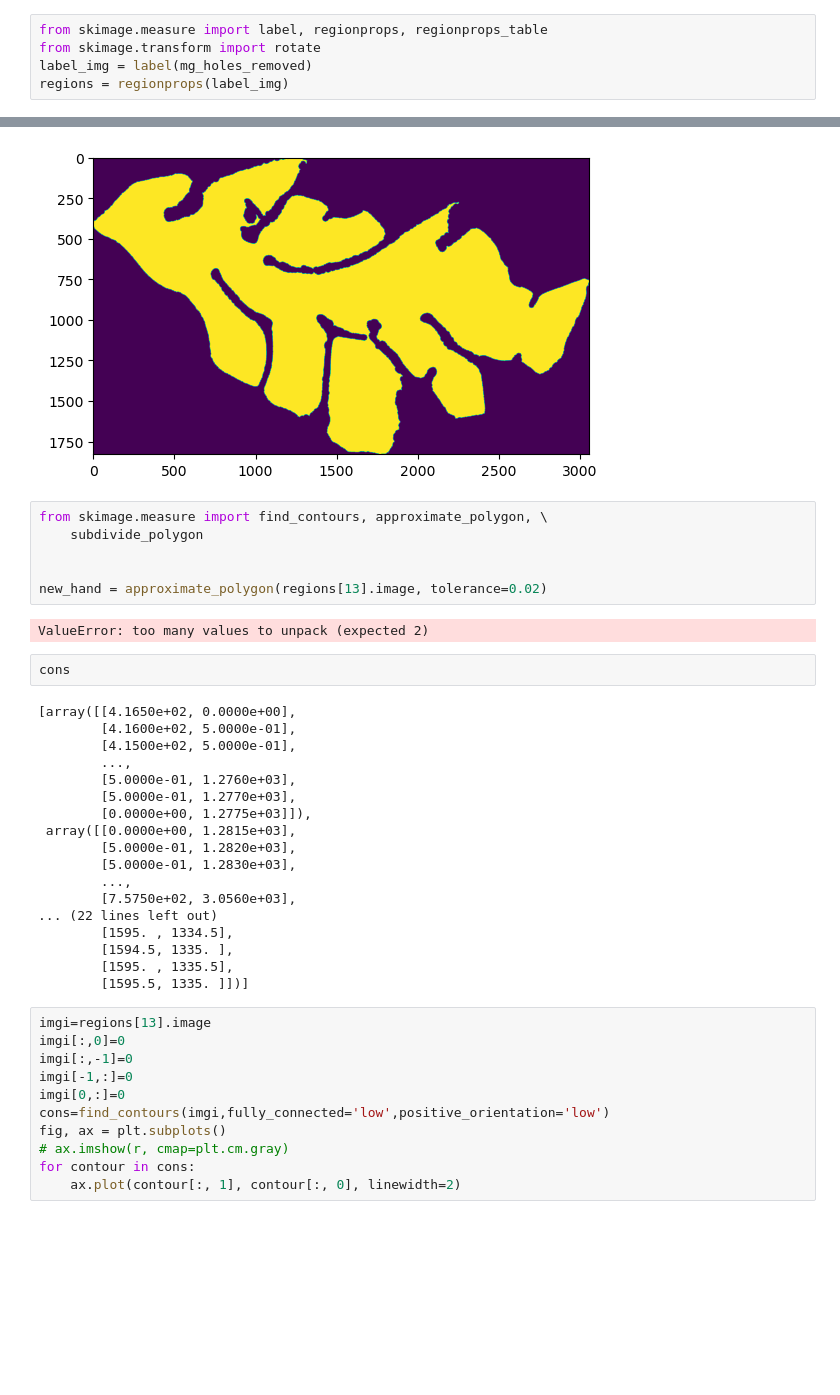
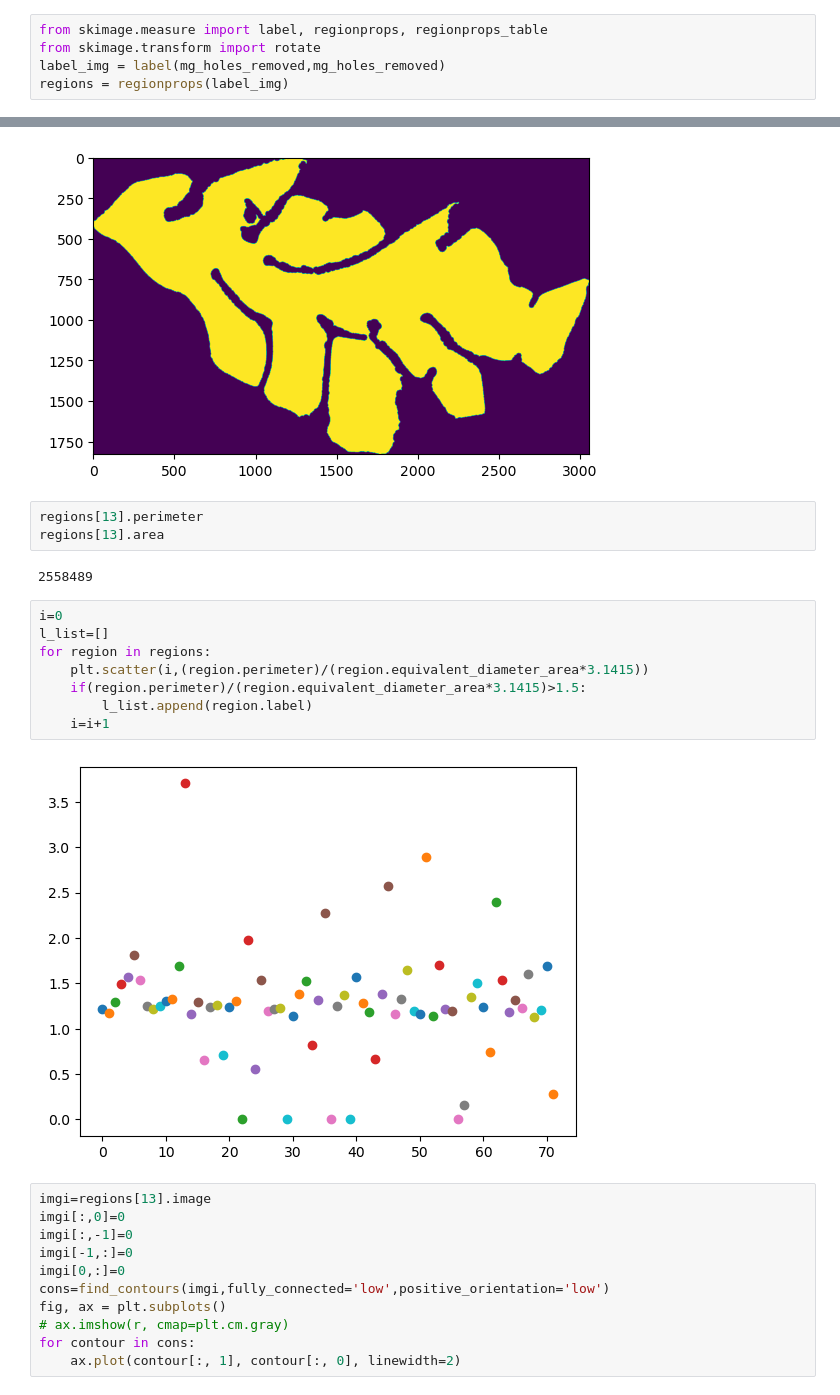
Before and after one commit to potsci/random_projects, a Jupyter notebook: find_eutectic_isles.ipynb, the cells around one changed output, grey strips where cells are left out. Saved outputs shown, nothing was run; the diff lists cells and outputs as text; blank space fills up the shorter version.

```diff
--- a/find_eutectic_isles.ipynb
+++ b/find_eutectic_isles.ipynb
@@ -178,5 +178,5 @@ ax[1].imshow(mg_holes_removed)
 # %%
 from skimage.measure import label, regionprops, regionprops_table
 from skimage.transform import rotate
-label_img = label(mg_holes_removed)
+label_img = label(mg_holes_removed,mg_holes_removed)
 regions = regionprops(label_img)
@@ -222,34 +242,21 @@ plt.imshow(regions[13].image)
 # %% [output]
 <matplotlib.image.AxesImage at 0x...>
 [figure]
-# %%
-from skimage.measure import find_contours, approximate_polygon, \
-    subdivide_polygon
-
-
-new_hand = approximate_polygon(regions[13].image, tolerance=0.02)
-# %% [output]
-ValueError: too many values to unpack (expected 2)
-# %%
-cons
-# %% [output]
-[array([[4.1650e+02, 0.0000e+00],
-        [4.1600e+02, 5.0000e-01],
-        [4.1500e+02, 5.0000e-01],
-        ...,
-        [5.0000e-01, 1.2760e+03],
-        [5.0000e-01, 1.2770e+03],
-        [0.0000e+00, 1.2775e+03]]),
- array([[0.0000e+00, 1.2815e+03],
-        [5.0000e-01, 1.2820e+03],
-        [5.0000e-01, 1.2830e+03],
-        ...,
-        [7.5750e+02, 3.0560e+03],
-... (22 lines left out)
-        [1595. , 1334.5],
-        [1594.5, 1335. ],
-        [1595. , 1335.5],
-        [1595.5, 1335. ]])]
+# %%
+regions[13].perimeter
+regions[13].area
+# %% [output]
+2558489
+# %%
+i=0
+l_list=[]
+for region in regions:
+    plt.scatter(i,(region.perimeter)/(region.equivalent_diameter_area*3.1415))
+    if(region.perimeter)/(region.equivalent_diameter_area*3.1415)>1.5:
+        l_list.append(region.label)
+    i=i+1
+# %% [output]
+[figure, added]
 # %%
 imgi=regions[13].image
 imgi[:,0]=0
```
Also changed, not shown: parts of 3 cells of this notebook.
